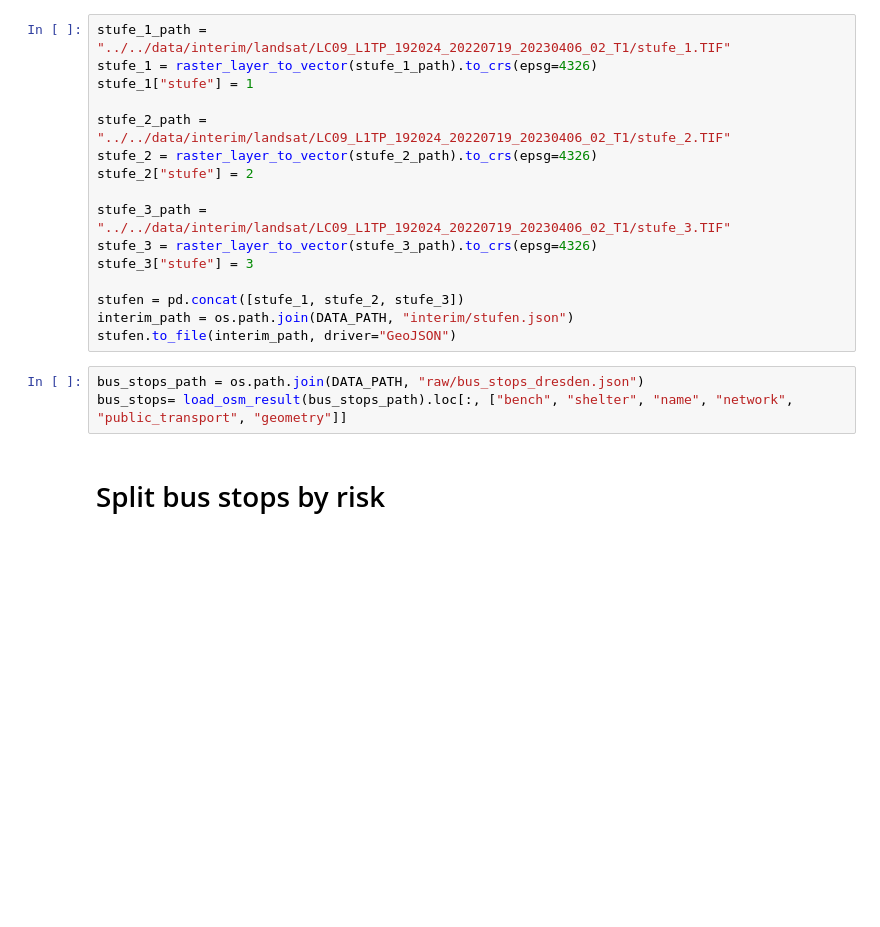
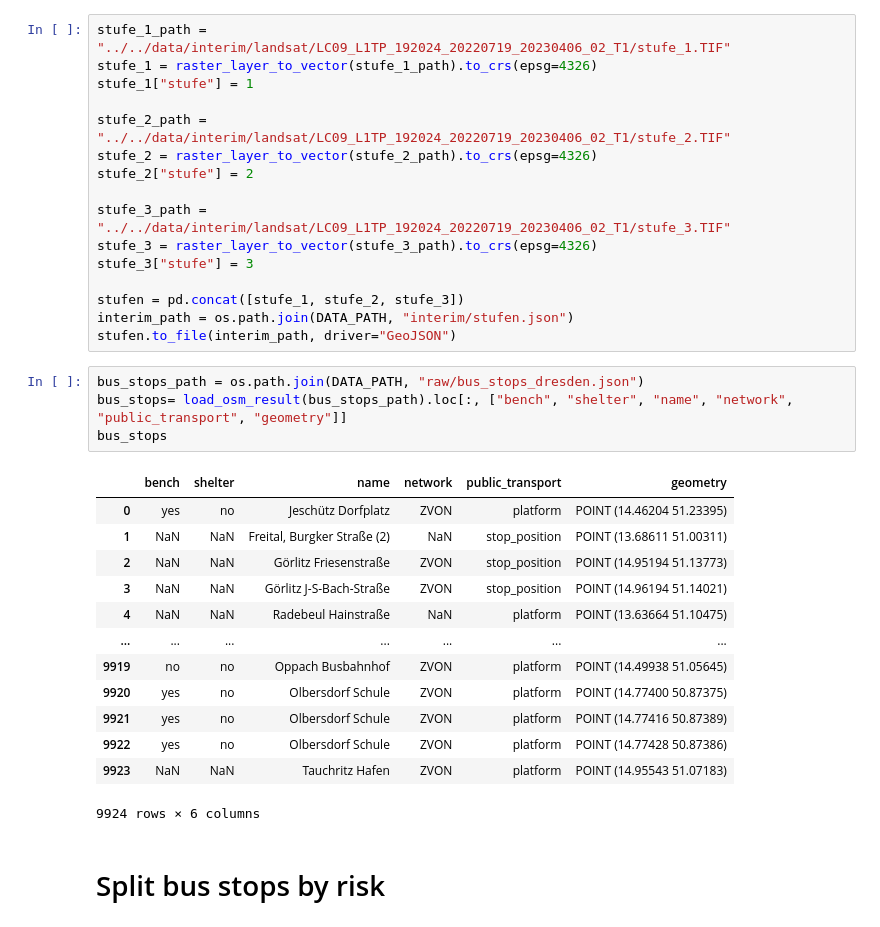
Before and after one commit to Wespe95/HiRo, a Jupyter notebook: notebooks/bus_hazard_zones.ipynb, the cells around one changed output. Saved outputs shown, nothing was run; the diff lists cells and outputs as text; blank space fills up the shorter version.

```diff
--- a/notebooks/bus_hazard_zones.ipynb
+++ b/notebooks/bus_hazard_zones.ipynb
@@ -109,6 +151,21 @@ stufen.to_file(interim_path, driver="GeoJSON")
 # %%
 bus_stops_path = os.path.join(DATA_PATH, "raw/bus_stops_dresden.json")
 bus_stops= load_osm_result(bus_stops_path).loc[:, ["bench", "shelter", "name", "network", "public_transport", "geometry"]]
+bus_stops
+# %% [output]
+|  | bench | shelter | name | network | public_transport | geometry |
+| 0 | yes | no | Jeschütz Dorfplatz | ZVON | platform | POINT (14.46204 51.23395) |
+| 1 | NaN | NaN | Freital, Burgker Straße (2) | NaN | stop_position | POINT (13.68611 51.00311) |
+| 2 | NaN | NaN | Görlitz Friesenstraße | ZVON | stop_position | POINT (14.95194 51.13773) |
+| 3 | NaN | NaN | Görlitz J-S-Bach-Straße | ZVON | stop_position | POINT (14.96194 51.14021) |
+| 4 | NaN | NaN | Radebeul Hainstraße | NaN | platform | POINT (13.63664 51.10475) |
+| ... | ... | ... | ... | ... | ... | ... |
+| 9919 | no | no | Oppach Busbahnhof | ZVON | platform | POINT (14.49938 51.05645) |
+| 9920 | yes | no | Olbersdorf Schule | ZVON | platform | POINT (14.77400 50.87375) |
+| 9921 | yes | no | Olbersdorf Schule | ZVON | platform | POINT (14.77416 50.87389) |
+| 9922 | yes | no | Olbersdorf Schule | ZVON | platform | POINT (14.77428 50.87386) |
+| 9923 | NaN | NaN | Tauchritz Hafen | ZVON | platform | POINT (14.95543 51.07183) |
+9924 rows × 6 columns
 # %% [markdown]
 # Split bus stops by risk
 # %%
```
Also changed, not shown: parts of 7 cells of this notebook, 10 other files.
